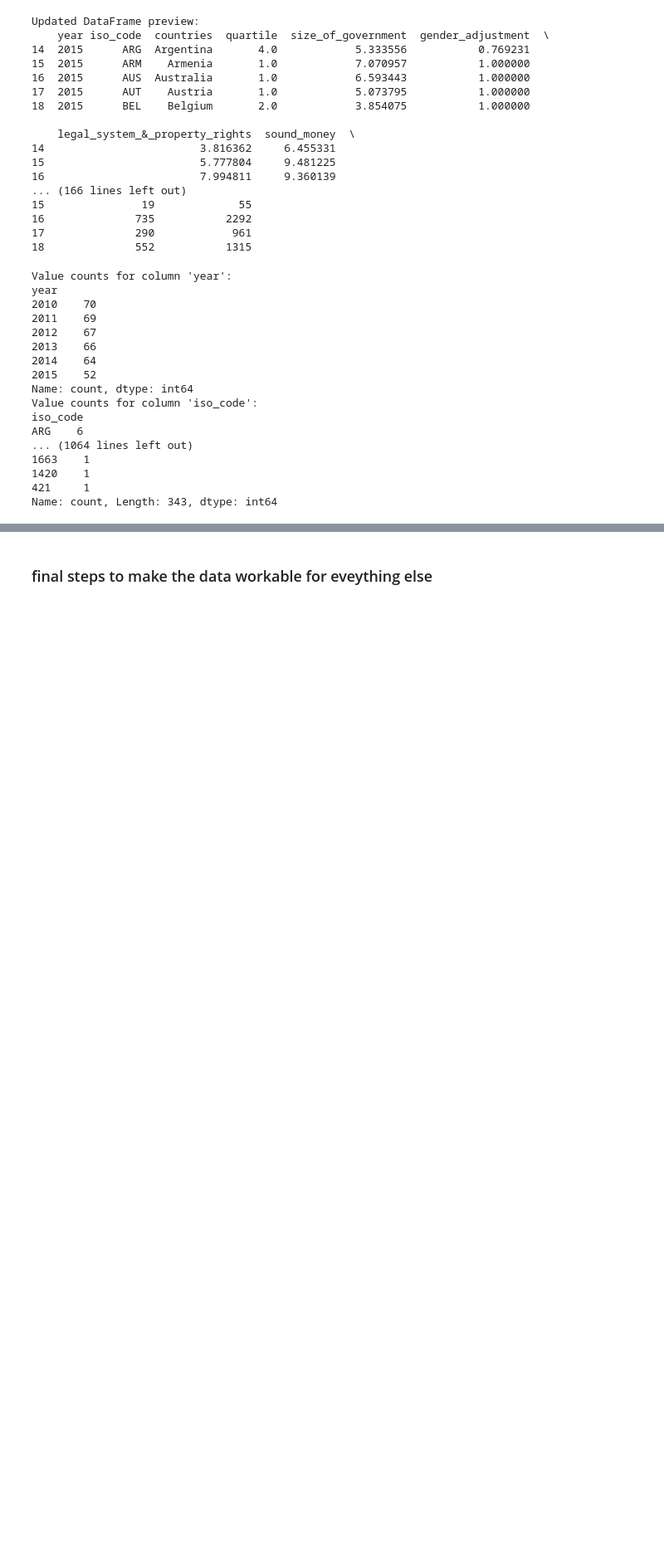
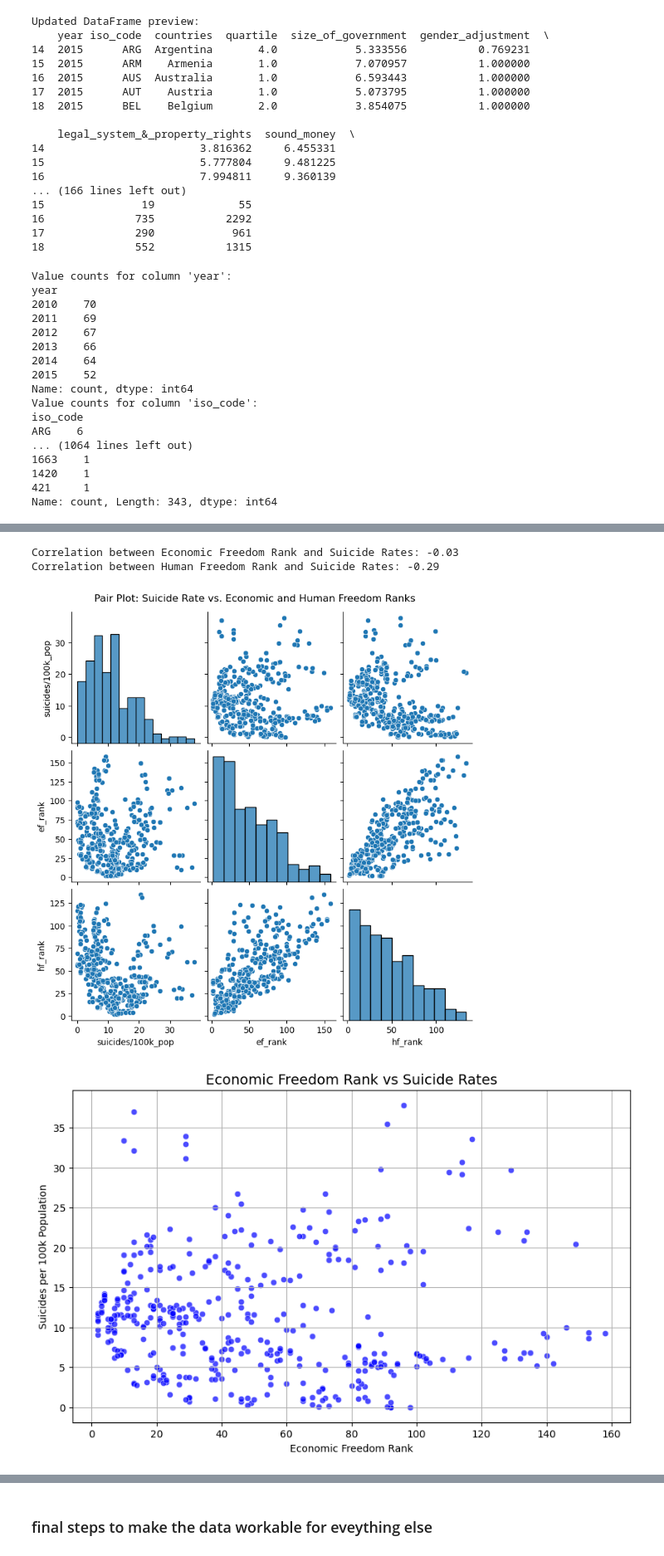
Before and after one commit to miamelaniemoor/human-freedom-and-suicide, a Jupyter notebook: Untitled.ipynb, the cells around one changed output, grey strips where cells are left out. Shown at 83% size. Drawn from its saved outputs; the diff is of its cells as text; code cells hidden in the pictures; blank space fills up the shorter version.

```diff
--- a/Untitled.ipynb
+++ b/Untitled.ipynb
@@ -653,0 +683,65 @@ Name: count, Length: 343, dtype: int64
+# %%
+import pandas as pd
+import seaborn as sns
+import matplotlib.pyplot as plt
+
+# Example: Assuming merged_data is already loaded as a DataFrame
+
+# If you have 'ef_rank' and 'hf_rank' columns, let's first ensure they exist
+if 'ef_rank' in merged_data.columns and 'hf_rank' in merged_data.columns:
+
+    # Create a new DataFrame with only the relevant columns for analysis
+    analysis_data = merged_data[['suicides/100k_pop', 'ef_rank', 'hf_rank']]
+
+    # Drop rows with missing values in any of these columns
+    analysis_data = analysis_data.dropna()
+
+    # Calculate the correlation coefficients
+    correlation_ef = analysis_data['ef_rank'].corr(analysis_data['suicides/100k_pop'])
+    correlation_hf = analysis_data['hf_rank'].corr(analysis_data['suicides/100k_pop'])
+
+    # Print the correlation coefficients
+    print(f"Correlation between Economic Freedom Rank and Suicide Rates: {correlation_ef:.2f}")
+    print(f"Correlation between Human Freedom Rank and Suicide Rates: {correlation_hf:.2f}")
+
+    # Create a pair plot to visualize relationships between these variables
+    sns.pairplot(analysis_data)
+    plt.suptitle('Pair Plot: Suicide Rate vs. Economic and Human Freedom Ranks', y=1.02)
+    plt.show()
+
+    # Scatter plot for Suicide Rates vs Economic Freedom Rank
+    plt.figure(figsize=(10, 6))
+    sns.scatterplot(
+        x='ef_rank',
+        y='suicides/100k_pop',
+        data=analysis_data,
+        color='blue',
+        alpha=0.7
+    )
+    plt.title('Economic Freedom Rank vs Suicide Rates', fontsize=14)
+    plt.xlabel('Economic Freedom Rank')
+    plt.ylabel('Suicides per 100k Population')
+    plt.grid(True)
+    plt.show()
+
+    # Scatter plot for Suicide Rates vs Human Freedom Rank
+    plt.figure(figsize=(10, 6))
+    sns.scatterplot(
+        x='hf_rank',
+        y='suicides/100k_pop',
+        data=analysis_data,
+        color='green',
+        alpha=0.7
+    )
+    plt.title('Human Freedom Rank vs Suicide Rates', fontsize=14)
+    plt.xlabel('Human Freedom Rank')
+    plt.ylabel('Suicides per 100k Population')
+    plt.grid(True)
+    plt.show()
+else:
+    print("The required columns (ef_rank, hf_rank) are not present in the dataset.")
+# %% [output]
+Correlation between Economic Freedom Rank and Suicide Rates: -0.03
+Correlation between Human Freedom Rank and Suicide Rates: -0.29
+[figure, added]
+[figure, added]
```
Also changed, not shown: parts of 41 cells of this notebook, 2 other files.
